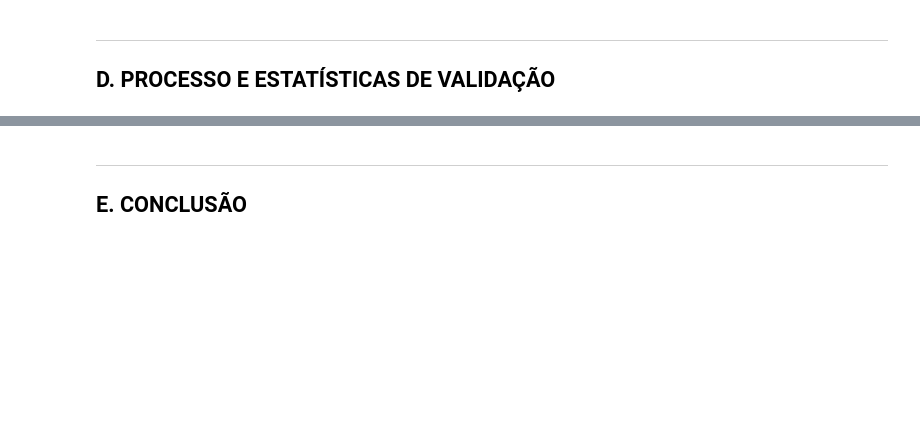
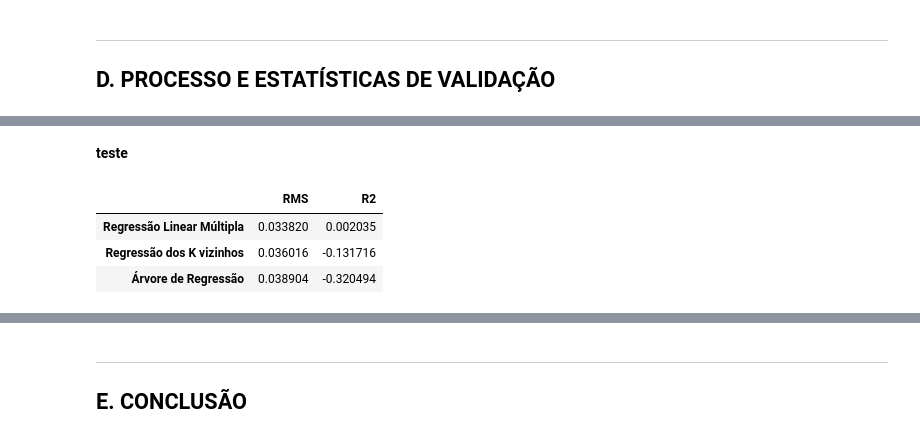
Before and after one commit to gabrielmf1/DP-P3, a Jupyter notebook: Projeto3.ipynb, the cells around one changed output, grey strips where cells are left out. Saved outputs shown, nothing was run; the diff lists cells and outputs as text; code cells hidden in the pictures; blank space fills up the shorter version.

```diff
--- a/Projeto3.ipynb
+++ b/Projeto3.ipynb
@@ -539,0 +488,16 @@ ___
+# %% [markdown]
+__teste__
+# %%
+listaRMStest, listaR2test = [], []
+for i in [Ypred22, Ypred33, Ypred44]:
+    listaRMStest.append(rms(Y_test,i))
+    listaR2test.append(R2(Y_test,i))
+
+dados = pd.DataFrame(data={'RMS': listaRMStest, 'R2': listaR2test})
+dados.index = ['Regressão Linear Múltipla','Regressão dos K vizinhos','Árvore de Regressão']
+dados
+# %% [output]
+|  | RMS | R2 |
+| Regressão Linear Múltipla | 0.033820 | 0.002035 |
+| Regressão dos K vizinhos | 0.036016 | -0.131716 |
+| Árvore de Regressão | 0.038904 | -0.320494 |
```
Also changed, not shown: parts of 44 cells of this notebook.
